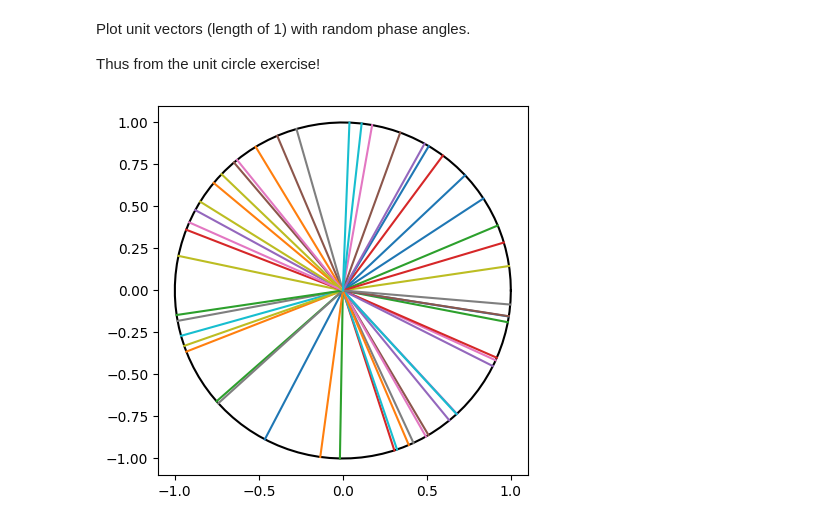
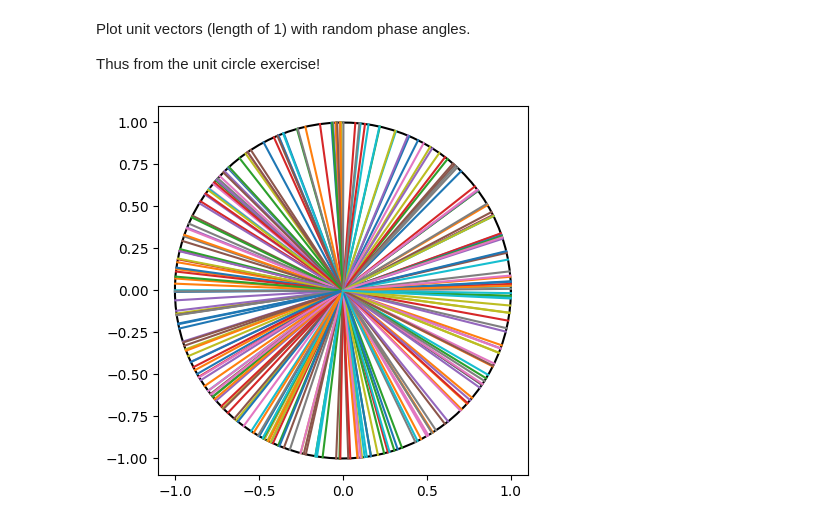
Before and after one commit to krdungca/Math-and-Python, a Jupyter notebook: Master Math via Python/08_Trigonometry/trig_2_random numbers exercise.ipynb, the cells around one changed output. Cells and saved outputs as stored; diff of their text form; code cells hidden in the pictures.

```diff
--- a/Master Math via Python/08_Trigonometry/trig_2_random numbers exercise.ipynb
+++ b/Master Math via Python/08_Trigonometry/trig_2_random numbers exercise.ipynb
@@ -8,25 +8,25 @@ import matplotlib.pyplot as plt
 # %%
 #cos(x) -> x
 #sin(x) -> y
-n = 50
+n = 250
 
 #plot circle
 whole_circle = 2*np.pi
 x = np.linspace(0,whole_circle,100) #2*pi is the value of angle of the whole circle (360degrees)
 plt.plot(np.cos(x),np.sin(x),'k')
 plt.plot(0,0,'ko')
 
 
 #generate random values
 minval = 0
 maxval = whole_circle
 rand_angles = np.random.rand(n)
 rand_angles = rand_angles * (maxval-minval) + minval
 
 for i in range(0,n):
     plt.plot([0,np.cos(rand_angles[i])],[0,np.sin(rand_angles[i])])
 
 plt.axis('square')
 plt.show()
 # %% [output]
-[figure, old version]
+[figure, new version]
```
Also changed, not shown: parts of 1 cell of this notebook, 1 other file.
